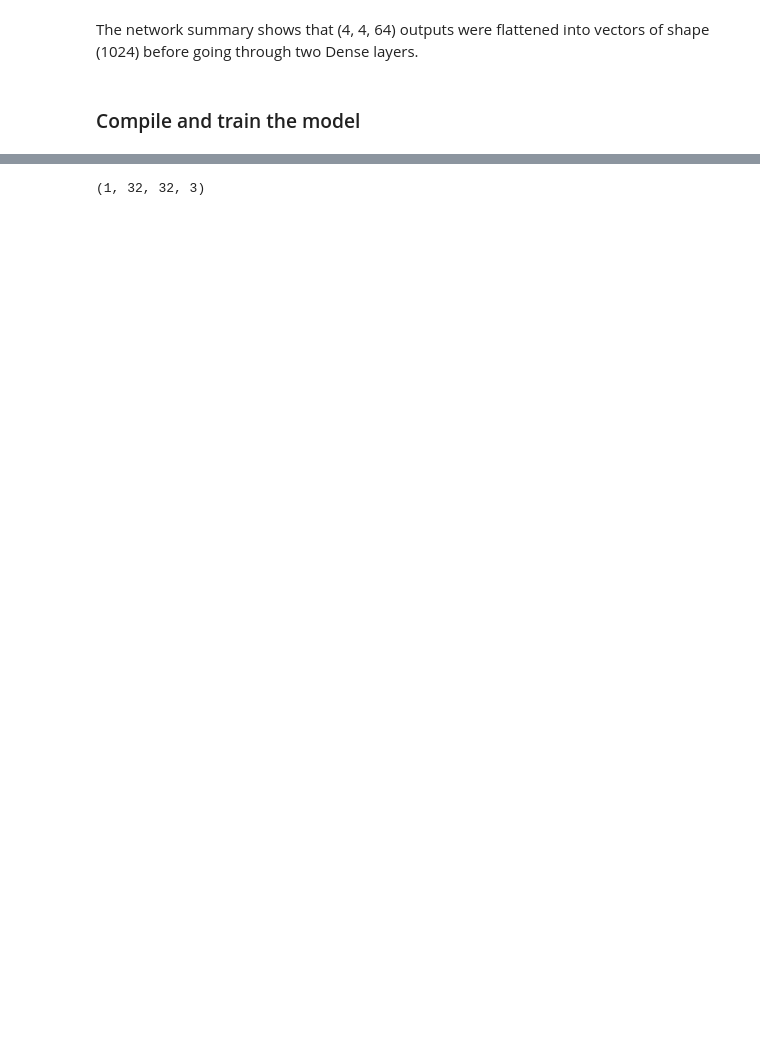
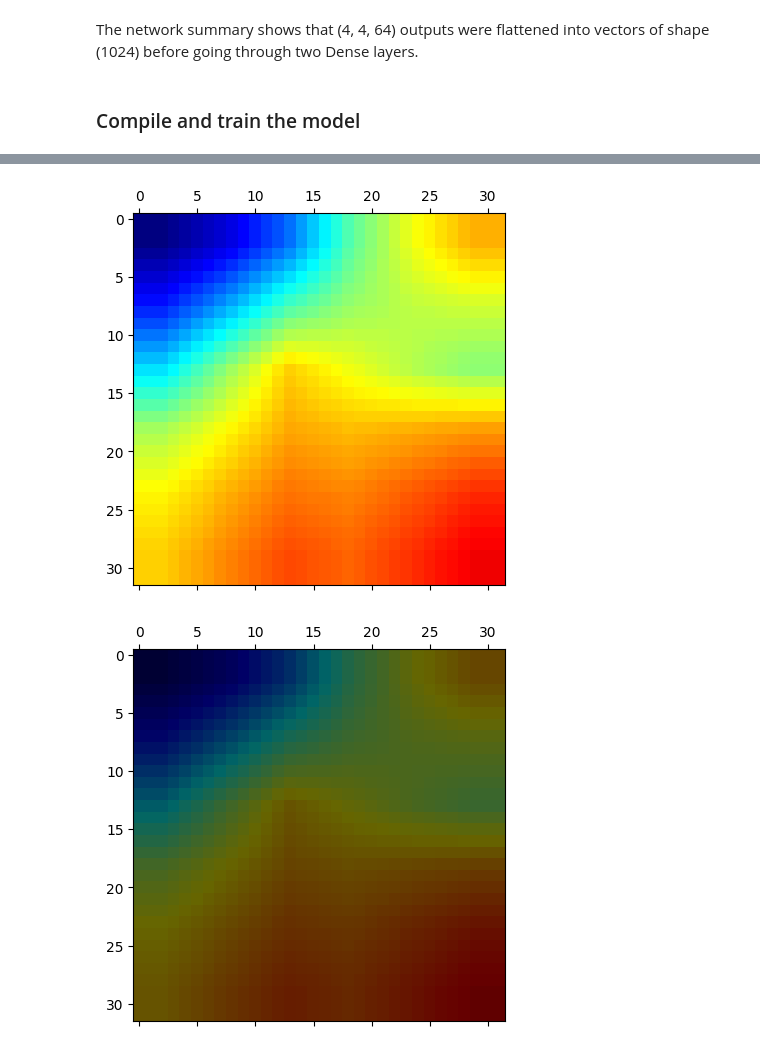
Before and after one commit to hrishikeshkh/XCNN, a Jupyter notebook: CIFAR_CNN.ipynb, the cells around one changed output, grey strips where cells are left out. Drawn from its saved outputs; the diff is of its cells as text; code cells hidden in the pictures; blank space fills up the shorter version.

```diff
--- a/CIFAR_CNN.ipynb
+++ b/CIFAR_CNN.ipynb
@@ -240,0 +284,22 @@ def grad_cam(model, img_array, layer_name):
+# %%
+import cv2
+import numpy as np
+
+last_layer = 'conv2d_2'  # Choose the last convolutional layer
+
+img_array = test_images[61]
+img_array = np.expand_dims(img_array, axis=0)
+print(img_array.shape)
+
+# Remove last layer's softmax
+#model.layers[-1].activation = None
+preds = model.predict(img_array)
+print("Predicted:", preds)
+# Get the class activation map (CAM) for the image
+heatmap = grad_cam_single_neuron(model, img_array, last_layer, 1)
+print(heatmap.shape)
+plt.matshow(heatmap)
+plt.show()
+upscaled_heatmap = cv2.resize(heatmap, dsize=(32,32), interpolation=cv2.INTER_CUBIC)
+plt.matshow(upscaled_heatmap)
+plt.show()
@@ -241,33 +312,22 @@ def grad_cam(model, img_array, layer_name):
 # %%
-import cv2
-import numpy as np
-
-last_layer = 'conv2d_1'  # Choose the last convolutional layer
-
-img_array = test_images[61]
-img_array = np.expand_dims(img_array, axis=0)
-print(img_array.shape)
-# Get the class activation map (CAM) for the image
-heatmap = grad_cam(model, img_array, last_layer)
-
 # Resize the heatmap to the size of the original image
 heatmap_resized = cv2.resize(heatmap, (img_array.shape[2], img_array.shape[1]))
 
 # Normalize the heatmap
 heatmap_normalized = np.uint8(255 * heatmap_resized)
 
 # Apply colormap
 heatmap_colormap = cv2.applyColorMap(heatmap_normalized, cv2.COLORMAP_JET)
-
+plt.matshow(heatmap_colormap)
+plt.show()
 # Convert img_array[0] to the same data type as heatmap
 img_array_uint8 = np.uint8(img_array[0])
 
 # Superimpose the heatmap on the original image
-superimposed_img = cv2.addWeighted(img_array_uint8, 0.5, heatmap_colormap, 0.5, 0)
-superimposed_img = cv2.resize(superimposed_img, (800, 600))
+superimposed_img = cv2.addWeighted(img_array_uint8, 0.6, heatmap_colormap, 0.4, 0)
 # Display the image
-cv2.imshow('Grad-CAM', superimposed_img)
-cv2.waitKey(0)
-cv2.destroyAllWindows()
+plt.matshow(superimposed_img)
+plt.show()
 # %% [output]
-(1, 32, 32, 3)
+[figure, added]
+[figure, added]
```
Also changed, not shown: parts of 8 cells of this notebook, 1 other file.
